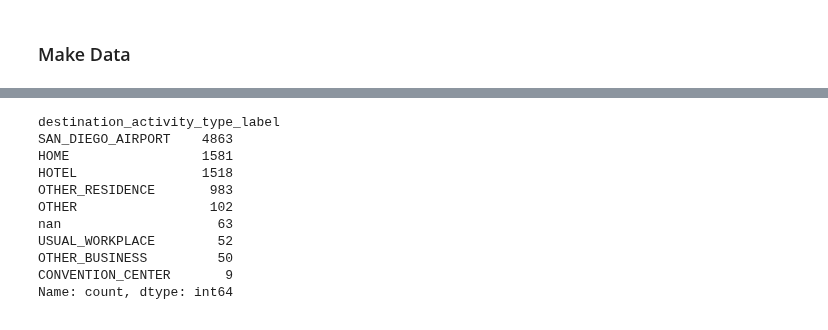
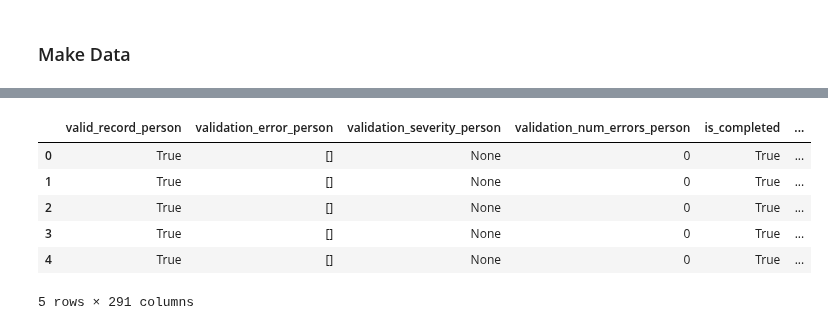
Before and after one commit to wsp-sag/Survey_Airport, a Jupyter notebook: notebooks/01-make-clean-data-from-raw-data.ipynb, the cells around one changed output, grey strips where cells are left out. Cells and saved outputs as stored; diff of their text form; code cells hidden in the pictures.

```diff
--- a/notebooks/01-make-clean-data-from-raw-data.ipynb
+++ b/notebooks/01-make-clean-data-from-raw-data.ipynb
@@ -446,4 +672,14 @@ output_df.shape
 # %%
 output_df = add_synthetic_records(output_df)
+# %%
+output_df.head()
+# %% [output]
+|  | valid_record_person | validation_error_person | validation_severity_person | validation_num_errors_person | is_completed | ... |
+| 0 | True | [] | None | 0 | True | ... |
+| 1 | True | [] | None | 0 | True | ... |
+| 2 | True | [] | None | 0 | True | ... |
+| 3 | True | [] | None | 0 | True | ... |
+| 4 | True | [] | None | 0 | True | ... |
+5 rows × 291 columns
 # %%
 output_df =  add_enum_label_columns(output_df, Respondent)
@@ -451,17 +699,3 @@ output_df =  add_enum_label_columns(output_df, AirPassenger)
 output_df =  add_enum_label_columns(output_df, Trip)
 output_df =  add_enum_label_columns(output_df, Employee)
-# %%
-output_df['destination_activity_type_label'].value_counts()
-# %% [output]
-destination_activity_type_label
-SAN_DIEGO_AIRPORT    4863
-HOME                 1581
-HOTEL                1518
-OTHER_RESIDENCE       983
-OTHER                 102
-nan                    63
-USUAL_WORKPLACE        52
-OTHER_BUSINESS         50
-CONVENTION_CENTER       9
-Name: count, dtype: int64
 # %%
```
Also changed, not shown: parts of 30 cells of this notebook.
